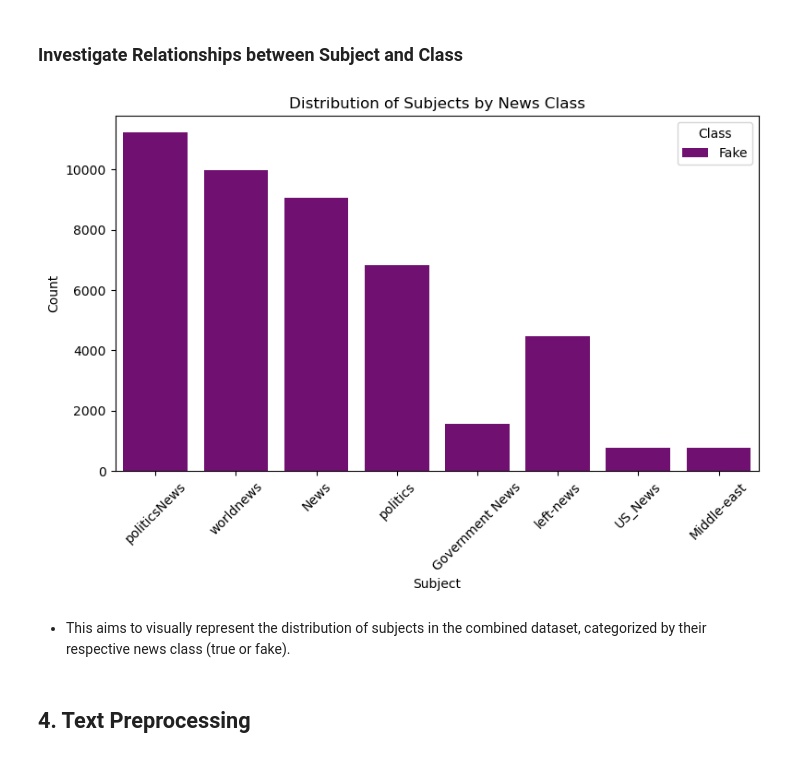
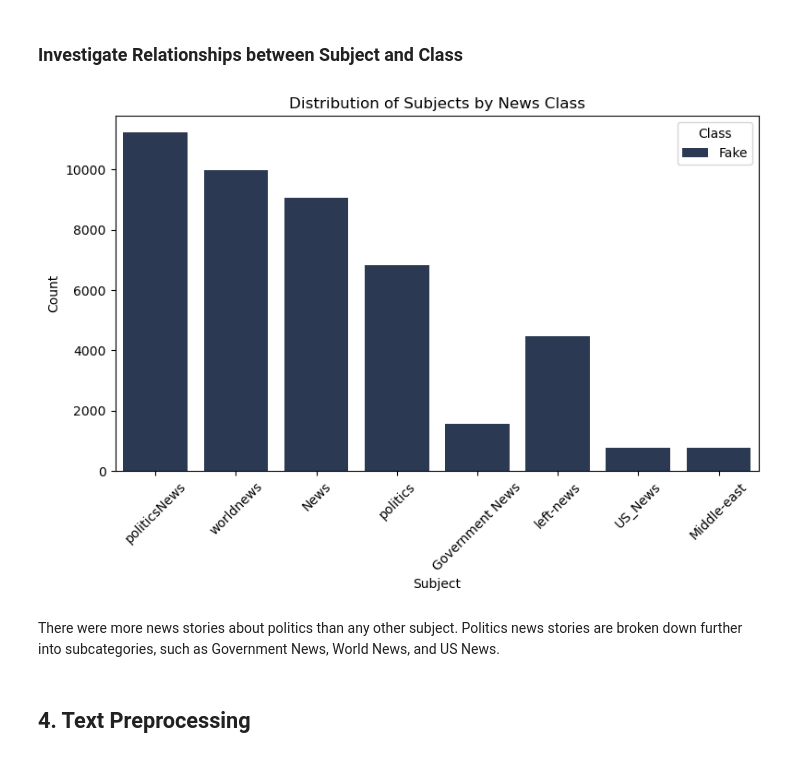
Before and after one commit to idatonui/Fake-News-Prediction, a Jupyter notebook: Fake News Prediction Notebook.ipynb, the cells around one changed output. Drawn from its saved outputs; the diff is of its cells as text; code cells hidden in the pictures.

```diff
--- a/Fake News Prediction Notebook.ipynb
+++ b/Fake News Prediction Notebook.ipynb
@@ -363,21 +366,21 @@ plt.show()
 # %%
 
 # Concatenate the true and fake news datasets
 combined_data = pd.concat([true_news, fake_news])
 
 # Plot the relationship between 'subject' and 'class' using count plot
 plt.figure(figsize=(9, 5))
-sns.countplot(data=combined_data, x='subject', color='purple')
+sns.countplot(data=combined_data, x='subject', color='#253758')
 plt.title("Distribution of Subjects by News Class")
 plt.xlabel('Subject')
 plt.ylabel('Count')
 plt.xticks(rotation=45)
 plt.legend(title='Class', labels=['Fake', 'True'])
 plt.show()
 # %% [output]
-[figure, old version]
+[figure, new version]
-# %% [markdown]
-- This aims to visually represent the distribution of subjects in the combined dataset, categorized by their respective news class (true or fake).
+# %% [markdown]
+There were more news stories about politics than any other subject. Politics news stories are broken down further into subcategories, such as Government News, World News, and US News.
 # %% [markdown]
 ## 4. Text Preprocessing
 # %% [markdown]
```
Also changed, not shown: parts of 52 cells of this notebook, 7 other files.
